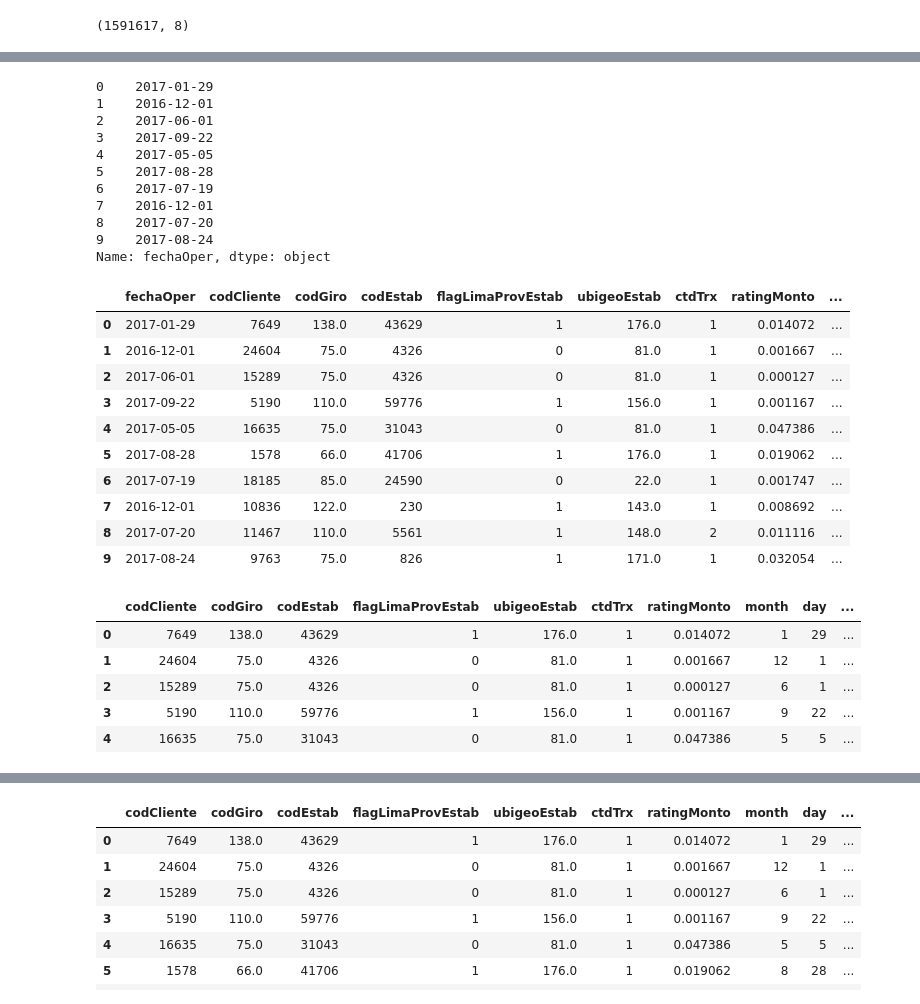
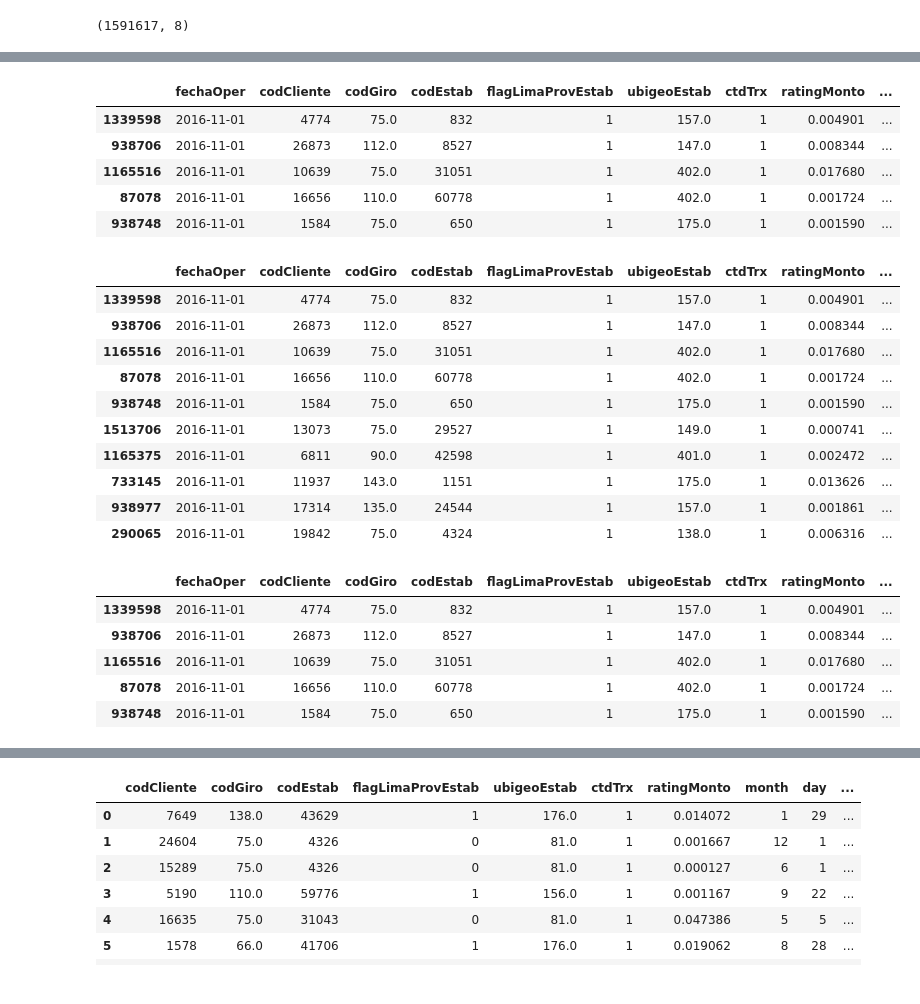
Before and after one commit to kendalvictor/codeando, a Jupyter notebook: machine_learning/_bbva data challeneger 2018/analysis_train.ipynb, the cells around one changed output, grey strips where cells are left out. Saved outputs shown, nothing was run; the diff lists cells and outputs as text; code cells hidden in the pictures.

```diff
--- a/machine_learning/_bbva data challeneger 2018/analysis_train.ipynb
+++ b/machine_learning/_bbva data challeneger 2018/analysis_train.ipynb
@@ -78,3 +66,4 @@ data.shape
 # %%
-data['fechaOper'] = data['fechaOper'].convert_objects(convert_dates='coerce')
+data['fechaOper'] = pd.to_datetime(data['fechaOper'])
+data.dtypes
 # %% [output]
@@ -110,0 +79,2 @@ dtype: object
+# %%
+data = data.sort_values(by=['fechaOper'])
@@ -111,31 +87,26 @@ dtype: object
 # %%
-data['fechaOper'] = data['fechaOper'].apply(lambda x: x.split()[0])
-data['fechaOper'][:10]
+data['newfechaOper'] = data['fechaOper'].astype(str).apply(lambda x: x.split()[0])
+data.head()
 # %% [output]
-0    2017-01-29
-1    2016-12-01
-2    2017-06-01
-3    2017-09-22
-4    2017-05-05
-5    2017-08-28
-6    2017-07-19
-7    2016-12-01
-8    2017-07-20
-9    2017-08-24
-Name: fechaOper, dtype: object
+|  | fechaOper | codCliente | codGiro | codEstab | flagLimaProvEstab | ubigeoEstab | ctdTrx | ratingMonto | ... |
+| 1339598 | 2016-11-01 | 4774 | 75.0 | 832 | 1 | 157.0 | 1 | 0.004901 | ... |
+| 938706 | 2016-11-01 | 26873 | 112.0 | 8527 | 1 | 147.0 | 1 | 0.008344 | ... |
+| 1165516 | 2016-11-01 | 10639 | 75.0 | 31051 | 1 | 402.0 | 1 | 0.017680 | ... |
+| 87078 | 2016-11-01 | 16656 | 110.0 | 60778 | 1 | 402.0 | 1 | 0.001724 | ... |
+| 938748 | 2016-11-01 | 1584 | 75.0 | 650 | 1 | 175.0 | 1 | 0.001590 | ... |
 # %%
-add_col_dates(data, 'fechaOper', format_match="%Y-%m-%d", year=False)
+add_col_dates(data, 'newfechaOper', format_match="%Y-%m-%d", month_day=False)
 # %% [output]
 |  | fechaOper | codCliente | codGiro | codEstab | flagLimaProvEstab | ubigeoEstab | ctdTrx | ratingMonto | ... |
-| 0 | 2017-01-29 | 7649 | 138.0 | 43629 | 1 | 176.0 | 1 | 0.014072 | ... |
-| 1 | 2016-12-01 | 24604 | 75.0 | 4326 | 0 | 81.0 | 1 | 0.001667 | ... |
-| 2 | 2017-06-01 | 15289 | 75.0 | 4326 | 0 | 81.0 | 1 | 0.000127 | ... |
-| 3 | 2017-09-22 | 5190 | 110.0 | 59776 | 1 | 156.0 | 1 | 0.001167 | ... |
-| 4 | 2017-05-05 | 16635 | 75.0 | 31043 | 0 | 81.0 | 1 | 0.047386 | ... |
-| 5 | 2017-08-28 | 1578 | 66.0 | 41706 | 1 | 176.0 | 1 | 0.019062 | ... |
-| 6 | 2017-07-19 | 18185 | 85.0 | 24590 | 0 | 22.0 | 1 | 0.001747 | ... |
-| 7 | 2016-12-01 | 10836 | 122.0 | 230 | 1 | 143.0 | 1 | 0.008692 | ... |
-| 8 | 2017-07-20 | 11467 | 110.0 | 5561 | 1 | 148.0 | 2 | 0.011116 | ... |
-| 9 | 2017-08-24 | 9763 | 75.0 | 826 | 1 | 171.0 | 1 | 0.032054 | ... |
+| 1339598 | 2016-11-01 | 4774 | 75.0 | 832 | 1 | 157.0 | 1 | 0.004901 | ... |
+| 938706 | 2016-11-01 | 26873 | 112.0 | 8527 | 1 | 147.0 | 1 | 0.008344 | ... |
+| 1165516 | 2016-11-01 | 10639 | 75.0 | 31051 | 1 | 402.0 | 1 | 0.017680 | ... |
+| 87078 | 2016-11-01 | 16656 | 110.0 | 60778 | 1 | 402.0 | 1 | 0.001724 | ... |
+| 938748 | 2016-11-01 | 1584 | 75.0 | 650 | 1 | 175.0 | 1 | 0.001590 | ... |
+| 1513706 | 2016-11-01 | 13073 | 75.0 | 29527 | 1 | 149.0 | 1 | 0.000741 | ... |
+| 1165375 | 2016-11-01 | 6811 | 90.0 | 42598 | 1 | 401.0 | 1 | 0.002472 | ... |
+| 733145 | 2016-11-01 | 11937 | 143.0 | 1151 | 1 | 175.0 | 1 | 0.013626 | ... |
+| 938977 | 2016-11-01 | 17314 | 135.0 | 24544 | 1 | 157.0 | 1 | 0.001861 | ... |
+| 290065 | 2016-11-01 | 19842 | 75.0 | 4324 | 1 | 138.0 | 1 | 0.006316 | ... |
 # %%
 del data['date']
@@ -143,9 +114,9 @@ del data['fechaOper']
 # %%
 data.head()
 # %% [output]
-|  | codCliente | codGiro | codEstab | flagLimaProvEstab | ubigeoEstab | ctdTrx | ratingMonto | month | day | ... |
-| 0 | 7649 | 138.0 | 43629 | 1 | 176.0 | 1 | 0.014072 | 1 | 29 | ... |
-| 1 | 24604 | 75.0 | 4326 | 0 | 81.0 | 1 | 0.001667 | 12 | 1 | ... |
-| 2 | 15289 | 75.0 | 4326 | 0 | 81.0 | 1 | 0.000127 | 6 | 1 | ... |
-| 3 | 5190 | 110.0 | 59776 | 1 | 156.0 | 1 | 0.001167 | 9 | 22 | ... |
-| 4 | 16635 | 75.0 | 31043 | 0 | 81.0 | 1 | 0.047386 | 5 | 5 | ... |
+|  | fechaOper | codCliente | codGiro | codEstab | flagLimaProvEstab | ubigeoEstab | ctdTrx | ratingMonto | ... |
+| 1339598 | 2016-11-01 | 4774 | 75.0 | 832 | 1 | 157.0 | 1 | 0.004901 | ... |
+| 938706 | 2016-11-01 | 26873 | 112.0 | 8527 | 1 | 147.0 | 1 | 0.008344 | ... |
+| 1165516 | 2016-11-01 | 10639 | 75.0 | 31051 | 1 | 402.0 | 1 | 0.017680 | ... |
+| 87078 | 2016-11-01 | 16656 | 110.0 | 60778 | 1 | 402.0 | 1 | 0.001724 | ... |
+| 938748 | 2016-11-01 | 1584 | 75.0 | 650 | 1 | 175.0 | 1 | 0.001590 | ... |
```
Also changed, not shown: parts of 18 cells of this notebook.
